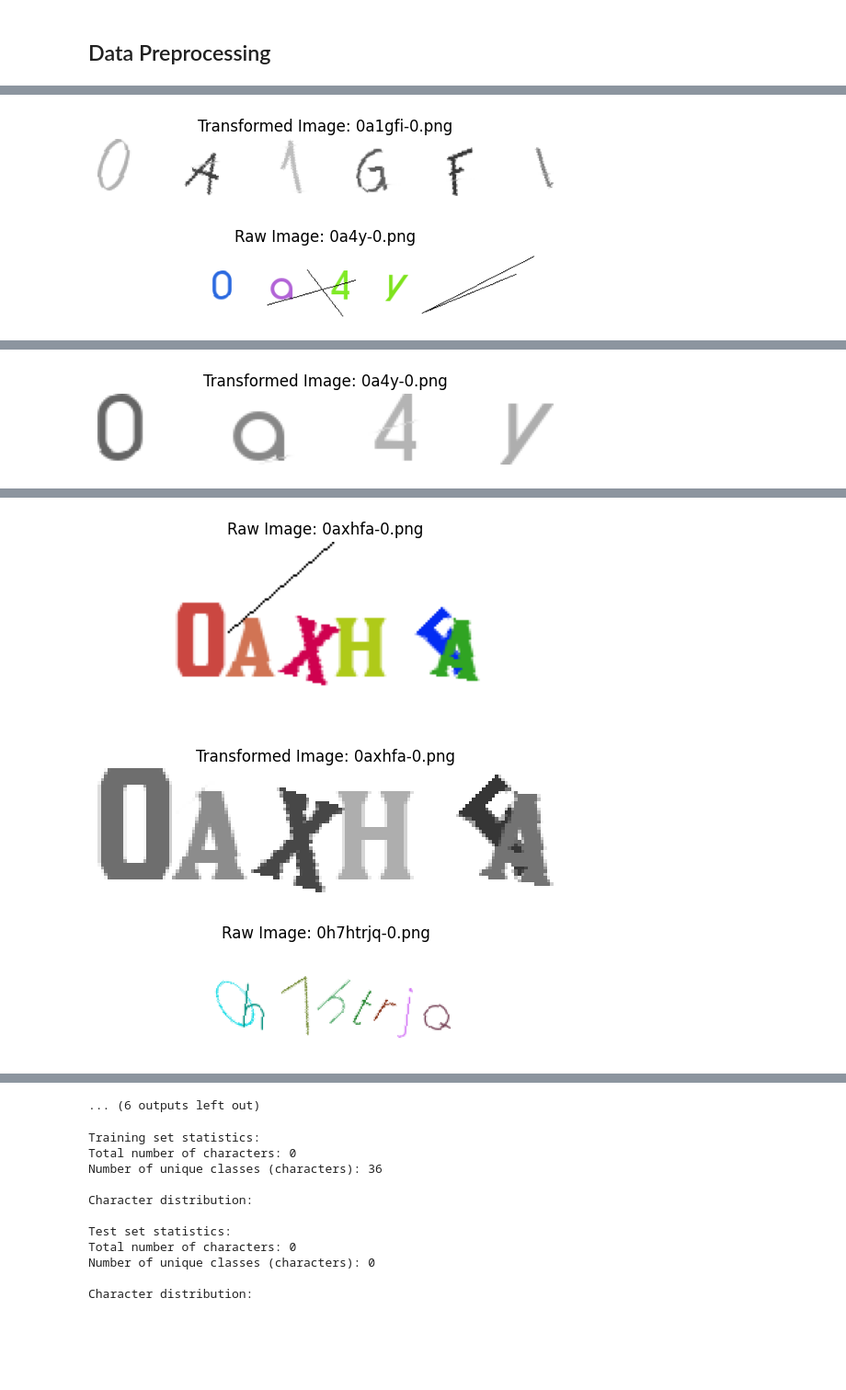
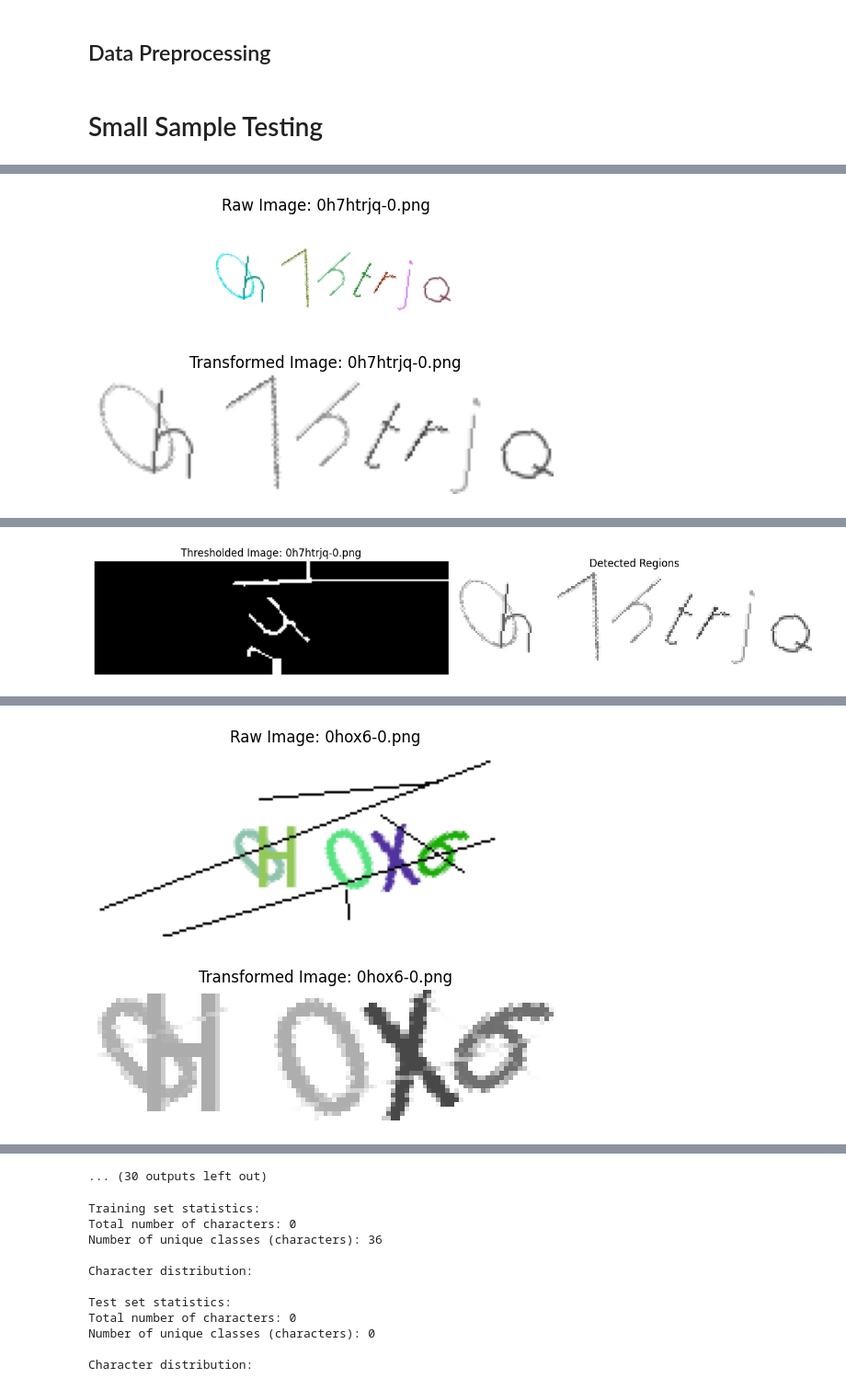
Before and after one commit to Bentimate/CS4243-Mini-Project, a Jupyter notebook: main_wesley_preprocess_image.ipynb, the cells around one changed output, grey strips where cells are left out. Shown at 92% size. Saved outputs shown, nothing was run; the diff lists cells and outputs as text; code cells hidden in the pictures; blank space fills up the shorter version.

```diff
--- a/main_wesley_preprocess_image.ipynb
+++ b/main_wesley_preprocess_image.ipynb
@@ -370,20 +728,25 @@ train_path = folder_path + "train/"
 test_path = folder_path + "test/"
 train_chars_path = folder_path + "train_chars/"
 test_chars_path = folder_path + "test_chars/"
+# %% [markdown]
+# Small Sample Testing
 # %%
 # Hardcode the test set of images from /train
 import matplotlib.pyplot as plt
 import shutil
 
 test_images = [
-    "hz3y-0.png",
-    "0a1gfi-0.png",
-    "0a4y-0.png",
-    "0axhfa-0.png",
-    "0h7htrjq-0.png",
-    "0hox6-0.png",
+    # "hz3y-0.png",
+    # "0a1gfi-0.png",
+    # "0a4y-0.png",
+    "0axhfa-0.png",  # difficult
+    "0h7htrjq-0.png",  # difficult
+    "0hox6-0.png",  # difficult
     "0ihk7bk-0.png",
     "0ivffa-0.png",
+    "0mjig-0.png",  # overlap
+    "1ht64kj-0.png",  # mask
+    "1jgt-0.png",  # overlap
 ]
 
 # Clear the train_segments and train_segments_original folders
@@ -414,6 +777,7 @@ for image in test_images:
 
             # Apply transformations
             img_transformed = remove_lines(img)
+            # img_transformed = remove_watermark(img_transformed)  # Additional cleaning
             img_transformed = crop(img_transformed)
             # img_transformed = preprocess_image(img_transformed)
             # img_transformed = remove_noise(img_transformed)
@@ -492,2 +868,2 @@ display_segmented_characters(
-[figure, old version]
+[figure, new version]
-[figure, old version]
+[figure, new version]
@@ -494 +874 @@ display_segmented_characters(
-[figure, old version]
+[figure, new version]
@@ -495,3 +885,2 @@ display_segmented_characters(
-[figure, old version]
+[figure, new version]
-[figure, old version]
+[figure, new version]
-[figure, removed]
@@ -501,4 +887,4 @@ display_segmented_characters(
-... (6 outputs left out)
+... (30 outputs left out)
 # %%
 import random
 import shutil
```
Also changed, not shown: parts of 2 cells of this notebook, 1 other file.
